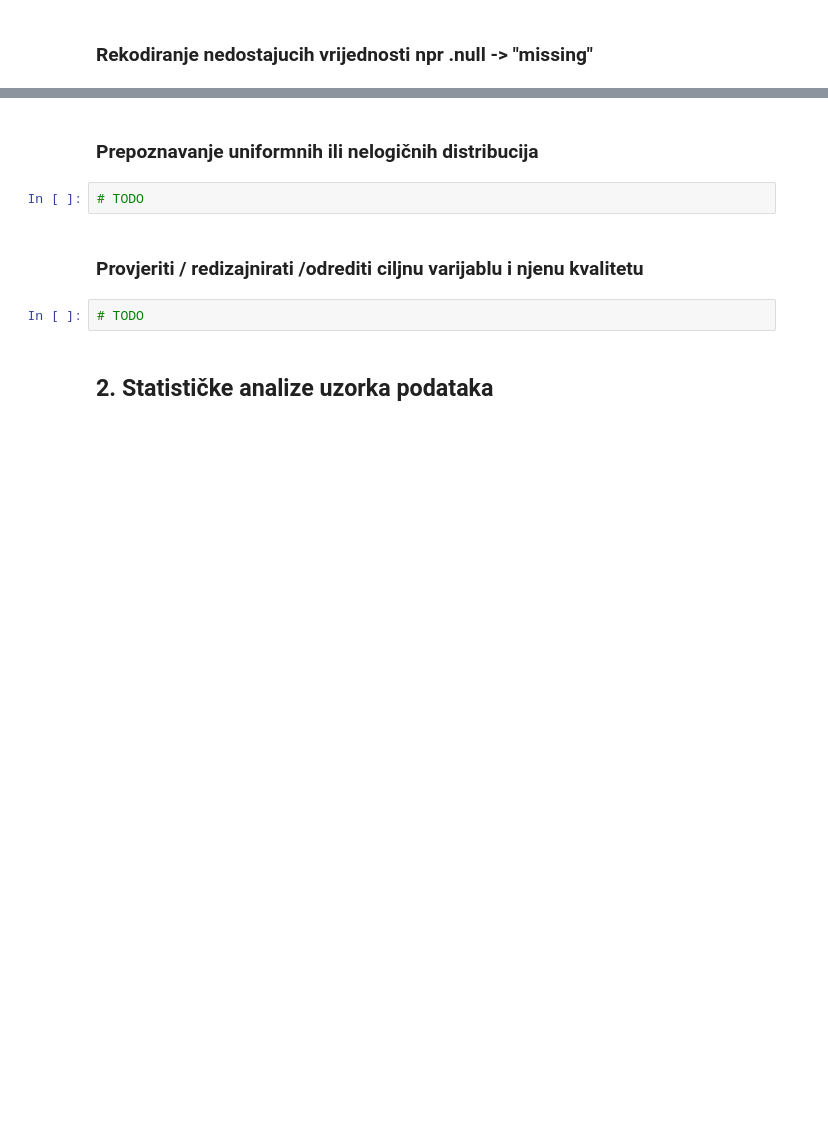
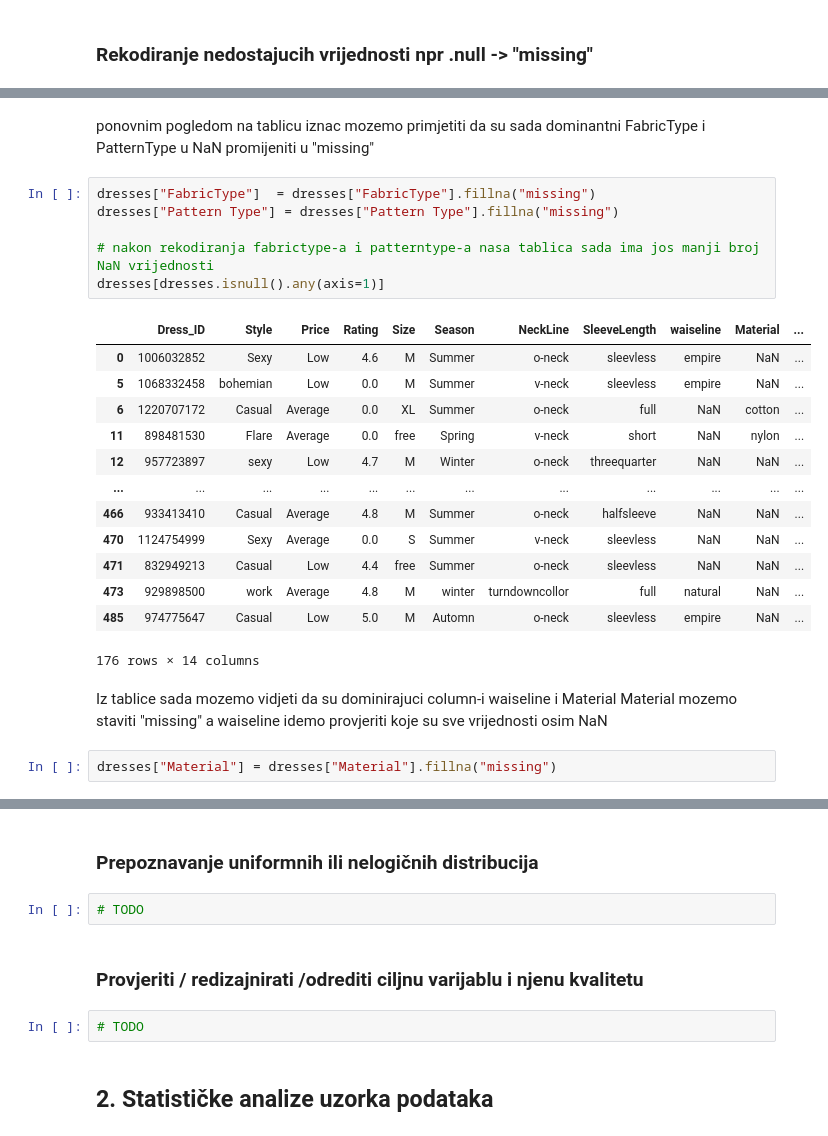
Before and after one commit to kelj0/university, a Jupyter notebook: SPO/SPO_Karlo_Kegljevic.ipynb, the cells around one changed output, grey strips where cells are left out. Saved outputs shown, nothing was run; the diff lists cells and outputs as text; blank space fills up the shorter version.

```diff
--- a/SPO/SPO_Karlo_Kegljevic.ipynb
+++ b/SPO/SPO_Karlo_Kegljevic.ipynb
@@ -16,0 +49,28 @@
+# %% [markdown]
+ponovnim pogledom na tablicu iznac mozemo primjetiti da su sada dominantni FabricType i PatternType u NaN
+ promijeniti u "missing"
+# %%
+dresses["FabricType"]  = dresses["FabricType"].fillna("missing")
+dresses["Pattern Type"] = dresses["Pattern Type"].fillna("missing")
+
+# nakon rekodiranja fabrictype-a i patterntype-a nasa tablica sada ima jos manji broj NaN vrijednosti
+dresses[dresses.isnull().any(axis=1)]
+# %% [output]
+|  | Dress_ID | Style | Price | Rating | Size | Season | NeckLine | SleeveLength | waiseline | Material | ... |
+| 0 | 1006032852 | Sexy | Low | 4.6 | M | Summer | o-neck | sleevless | empire | NaN | ... |
+| 5 | 1068332458 | bohemian | Low | 0.0 | M | Summer | v-neck | sleevless | empire | NaN | ... |
+| 6 | 1220707172 | Casual | Average | 0.0 | XL | Summer | o-neck | full | NaN | cotton | ... |
+| 11 | 898481530 | Flare | Average | 0.0 | free | Spring | v-neck | short | NaN | nylon | ... |
+| 12 | 957723897 | sexy | Low | 4.7 | M | Winter | o-neck | threequarter | NaN | NaN | ... |
+| ... | ... | ... | ... | ... | ... | ... | ... | ... | ... | ... | ... |
+| 466 | 933413410 | Casual | Average | 4.8 | M | Summer | o-neck | halfsleeve | NaN | NaN | ... |
+| 470 | 1124754999 | Sexy | Average | 0.0 | S | Summer | v-neck | sleevless | NaN | NaN | ... |
+| 471 | 832949213 | Casual | Low | 4.4 | free | Summer | o-neck | sleevless | NaN | NaN | ... |
+| 473 | 929898500 | work | Average | 4.8 | M | winter | turndowncollor | full | natural | NaN | ... |
+| 485 | 974775647 | Casual | Low | 5.0 | M | Automn | o-neck | sleevless | empire | NaN | ... |
+176 rows × 14 columns
+# %% [markdown]
+Iz tablice sada mozemo vidjeti da su dominirajuci column-i waiseline i Material
+Material mozemo staviti "missing" a waiseline idemo provjeriti koje su sve vrijednosti osim NaN
+# %%
+dresses["Material"] = dresses["Material"].fillna("missing")
```
Also changed, not shown: parts of 19 cells of this notebook, 1 other file.
